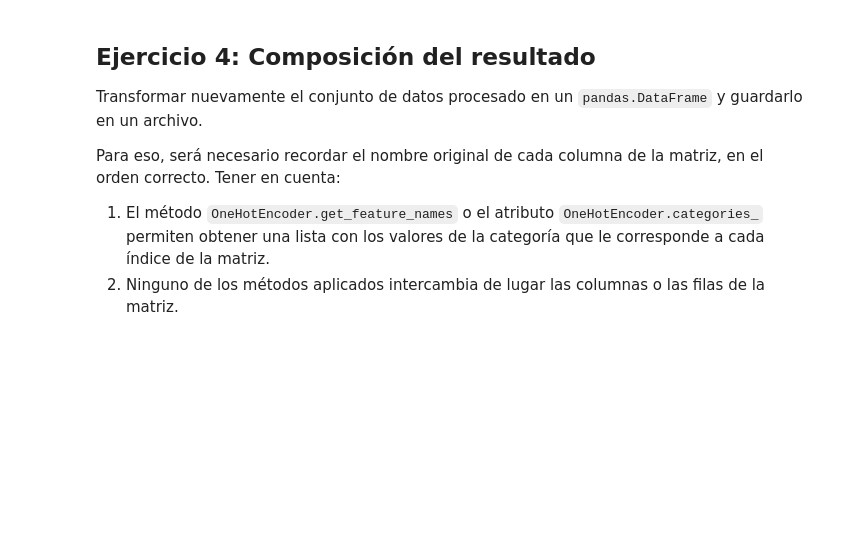
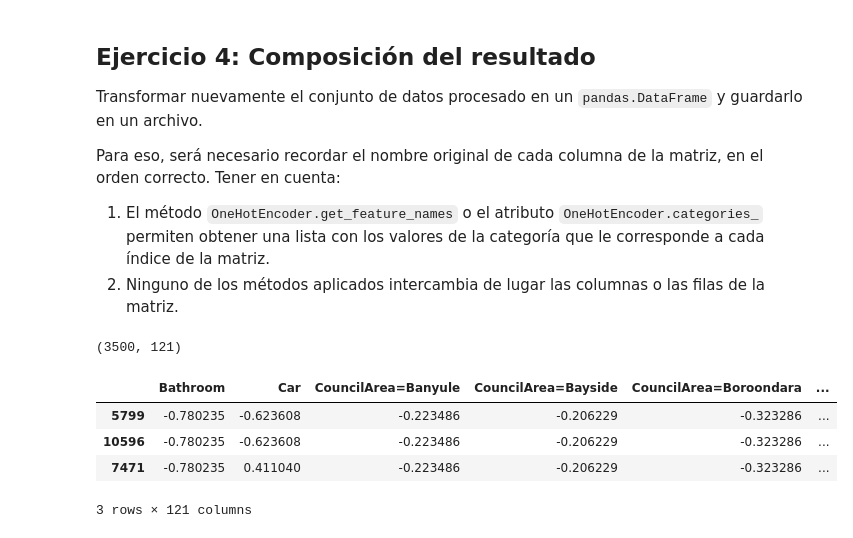
Before and after one commit to mgobbi289/DiploDatos, a Jupyter notebook: AnalisisyCuracion/Entregable_Parte_2.ipynb, the cells around one changed output. Drawn from its saved outputs; the diff is of its cells as text; code cells hidden in the pictures; blank space fills up the shorter version.

```diff
--- a/AnalisisyCuracion/Entregable_Parte_2.ipynb
+++ b/AnalisisyCuracion/Entregable_Parte_2.ipynb
@@ -239,0 +285,7 @@ Utilizando la matriz obtenida en el ejercicio anterior:
+# %%
+print('Explained variance ratio')
+
+accum_var = 0
+for i, var in enumerate(pca.explained_variance_ratio_):
+    accum_var += var
+    print(f'Component {i + 1:2} | VarRatio {var:.3f} | Accum VarRatio {accum_var:.3f}')
@@ -239,0 +329,3 @@ Utilizando la matriz obtenida en el ejercicio anterior:
+# %%
+# Copiamos nuestro dataset
+pca_df = full_mice_df.copy()
@@ -240,3 +334,7 @@ Utilizando la matriz obtenida en el ejercicio anterior:
+# %%
+pca_columns = ['pca{}'.format(i + 1) for i in range(pca.n_components)]
+
+pca_df[pca_columns] = proyected_features
 # %% [markdown]
 ## Ejercicio 4: Composición del resultado
 
@@ -245,6 +343,18 @@ Transformar nuevamente el conjunto de datos procesado en un `pandas.DataFrame` y
 Para eso, será necesario recordar el nombre original de cada columna de la matriz, en el orden correcto. Tener en cuenta:
 1. El método `OneHotEncoder.get_feature_names` o el atributo `OneHotEncoder.categories_` permiten obtener una lista con los valores de la categoría que le corresponde a cada índice de la matriz.
 2. Ninguno de los métodos aplicados intercambia de lugar las columnas o las filas de la matriz.
+# %%
+pca_df.shape
+# %% [output]
+(3500, 121)
+# %%
+pca_df.head(3)
+# %% [output]
+|  | Bathroom | Car | CouncilArea=Banyule | CouncilArea=Bayside | CouncilArea=Boroondara | ... |
+| 5799 | -0.780235 | -0.623608 | -0.223486 | -0.206229 | -0.323286 | ... |
+| 10596 | -0.780235 | -0.623608 | -0.223486 | -0.206229 | -0.323286 | ... |
+| 7471 | -0.780235 | 0.411040 | -0.223486 | -0.206229 | -0.323286 | ... |
+3 rows × 121 columns
 # %%
 ## Small example
 from sklearn.decomposition import PCA
```
Also changed, not shown: parts of 28 cells of this notebook.
